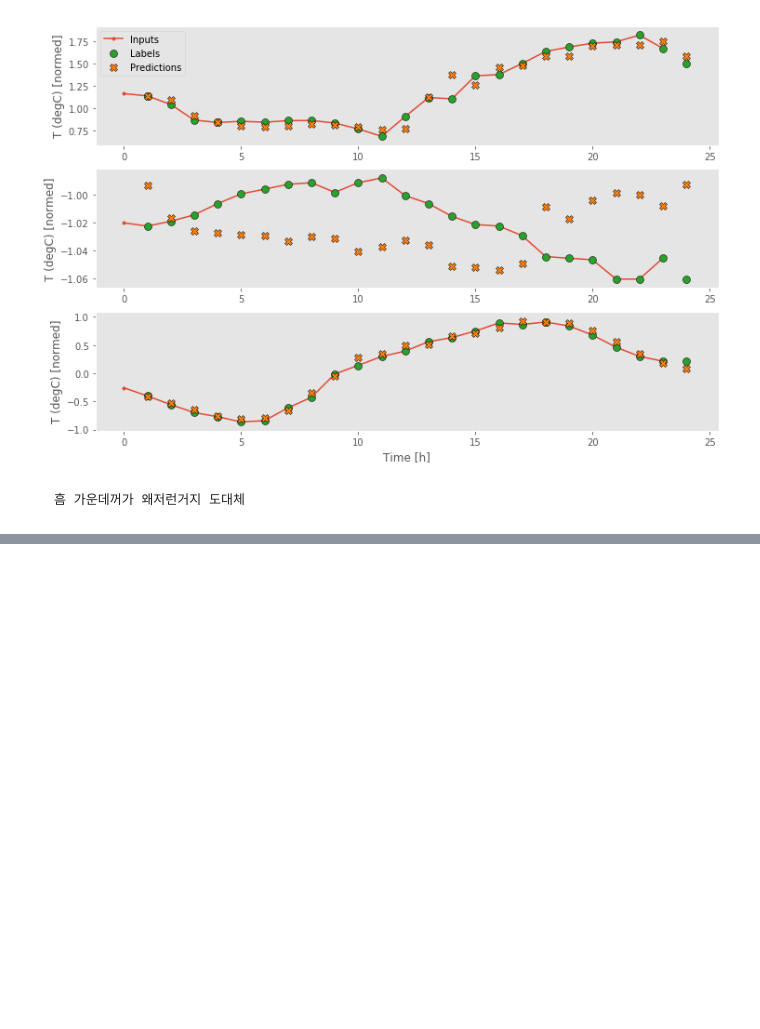
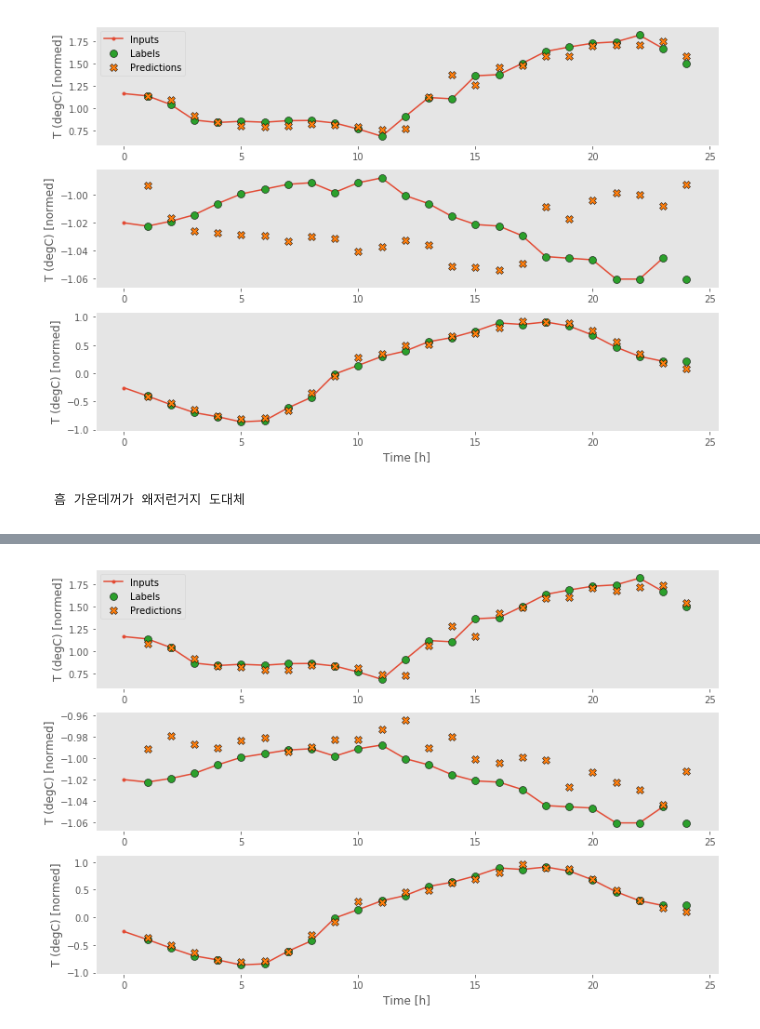
Before and after one commit to skdbsxir/DS-Studying, a Jupyter notebook: [NN Study]/003. Keras Examples - 3. Simple Time Series Prediction.ipynb, the cells around one changed output, grey strips where cells are left out. Cells and saved outputs as stored; diff of their text form; code cells hidden in the pictures; blank space fills up the shorter version.

Commit message:
Time Series 예측 예시 - CNN, RNN(LSTM) 예시 및 MAE를 통한 성능비교

```diff
--- a/[NN Study]/003. Keras Examples - 3. Simple Time Series Prediction.ipynb
+++ b/[NN Study]/003. Keras Examples - 3. Simple Time Series Prediction.ipynb
@@ -868,0 +978,14 @@ Epoch 7/20
+# %%
+with tf.device('/GPU:0'):
+    lstm_model = keras.models.Sequential([
+        # 형태는 [batch, time, features] --> [batch, time, lstm_units] 가 된다.
+        # True로 설정해서 한번에 24시간 분량 데이터에 대해 훈련할 수 있다.
+        # 첫번째 timestep에서 이전 스텝에 엑세스 할 수 없으므로, 성능을 기대해 볼만하진 않음.
+        layers.LSTM(32, return_sequences=True),
+        layers.Dense(1)
+    ])
+    history = compile_and_fit(lstm_model, wide_window)
+    val_performance['LSTM'] = lstm_model.evaluate(wide_window.val)
+    performance['LSTM'] = lstm_model.evaluate(wide_window.test, verbose=0)
+wide_window.plot(lstm_model)
+# %% [output]
@@ -868,0 +1009 @@ Epoch 7/20
+[figure, added]
```
Also changed, not shown: parts of 16 cells of this notebook.
